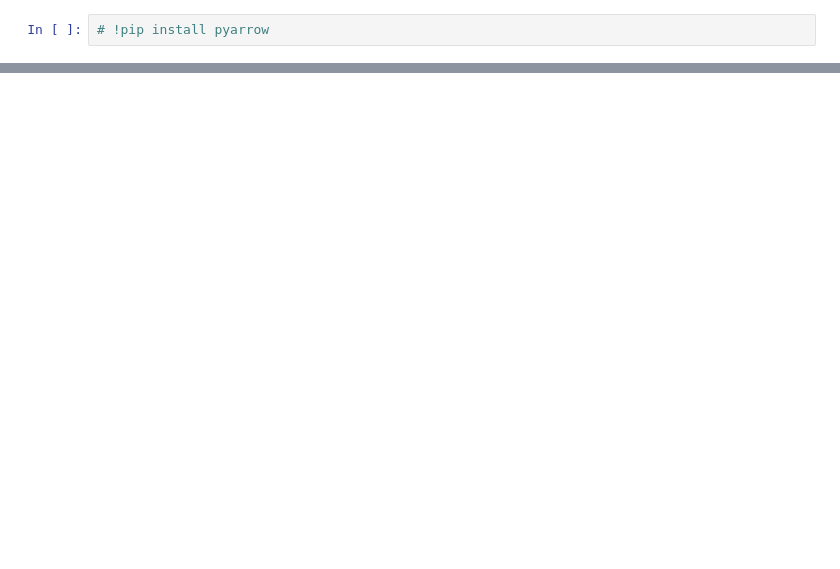
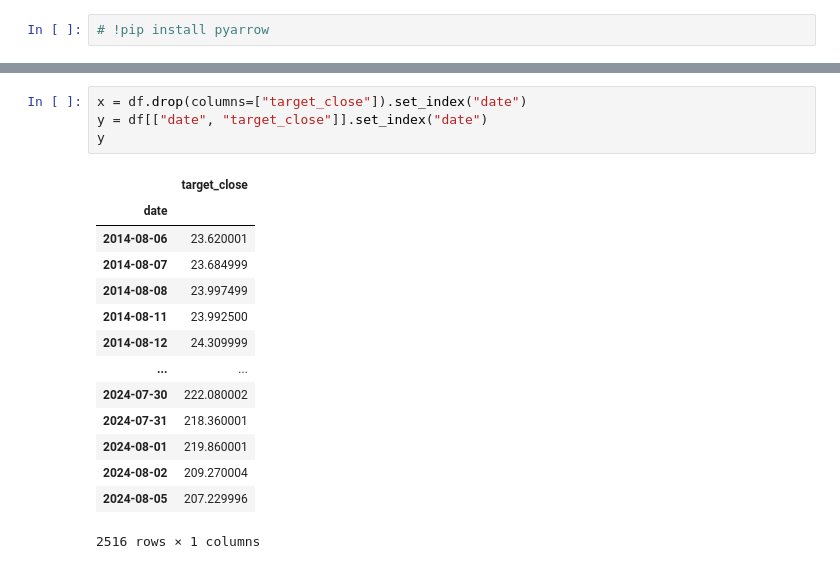
Before and after one commit to uhstray-io/PyStockBot, a Jupyter notebook: src/train_model.ipynb, the cells around one changed output, grey strips where cells are left out. Cells and saved outputs as stored; diff of their text form; blank space fills up the shorter version.

```diff
--- a/src/train_model.ipynb
+++ b/src/train_model.ipynb
@@ -133,0 +30,19 @@ Epoch 2/2
+# %%
+x = df.drop(columns=["target_close"]).set_index("date")
+y = df[["date", "target_close"]].set_index("date")
+y
+# %% [output]
+|  | target_close |
+| date |  |
+| 2014-08-06 | 23.620001 |
+| 2014-08-07 | 23.684999 |
+| 2014-08-08 | 23.997499 |
+| 2014-08-11 | 23.992500 |
+| 2014-08-12 | 24.309999 |
+| ... | ... |
+| 2024-07-30 | 222.080002 |
+| 2024-07-31 | 218.360001 |
+| 2024-08-01 | 219.860001 |
+| 2024-08-02 | 209.270004 |
+| 2024-08-05 | 207.229996 |
+2516 rows × 1 columns
```
Also changed, not shown: parts of 28 cells of this notebook, 4 other files.
